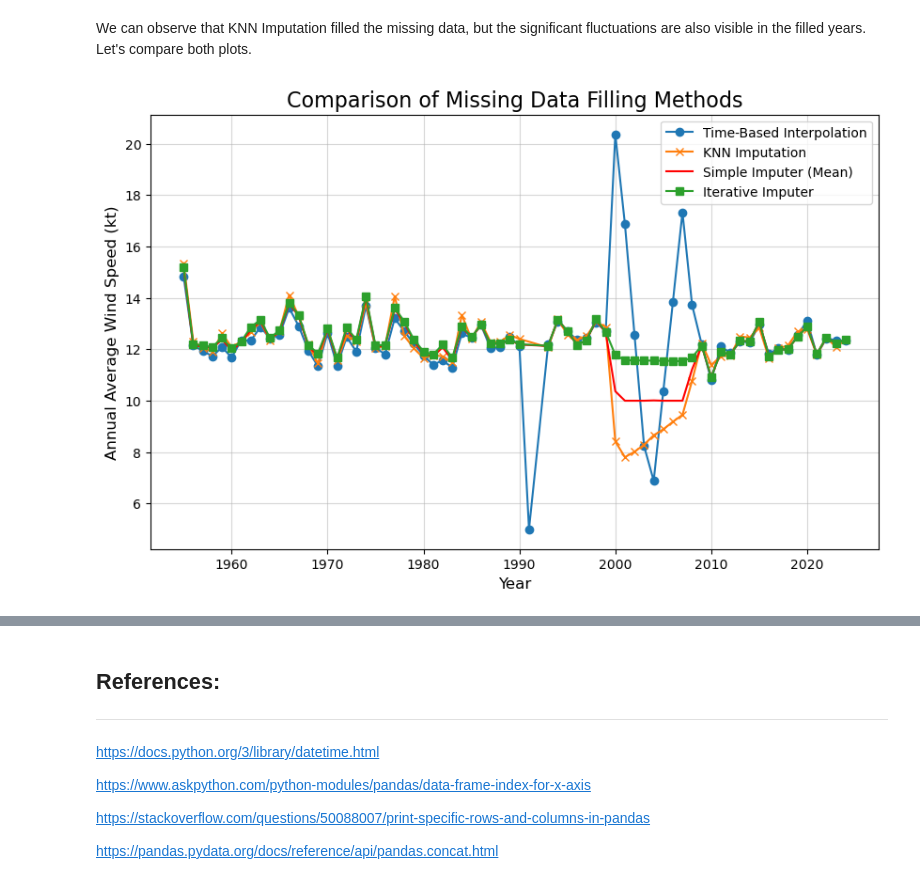
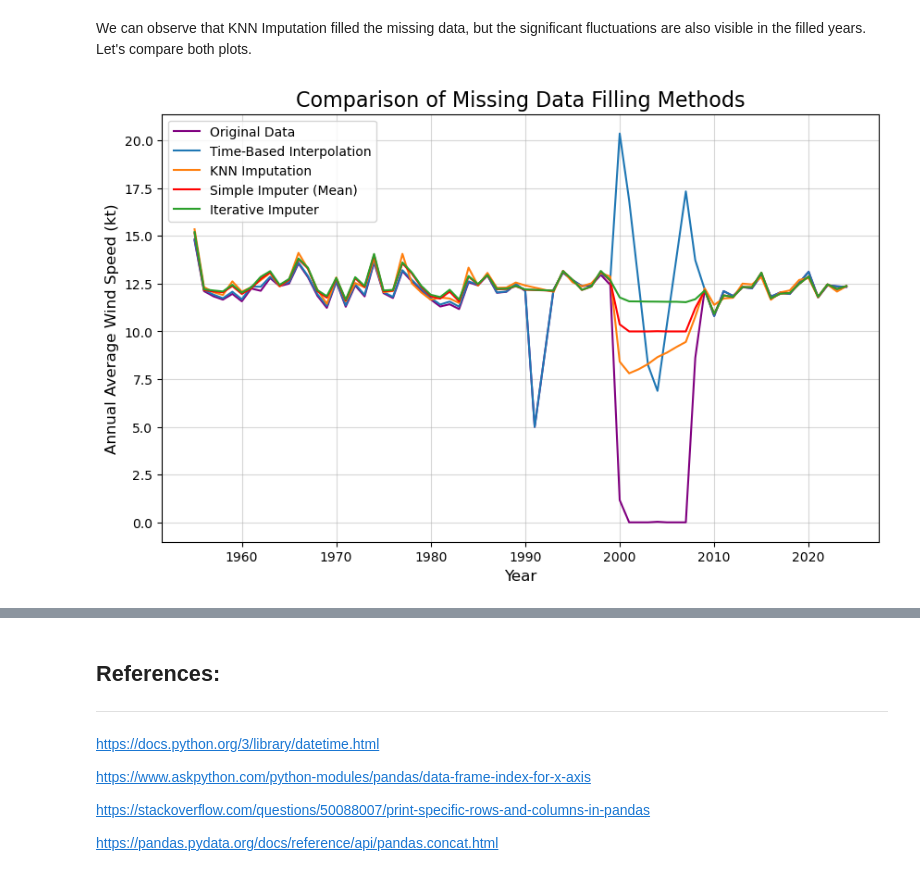
Before and after one commit to mondbr/PFDA_project, a Jupyter notebook: analysis.ipynb, the cells around one changed output, grey strips where cells are left out. Saved outputs shown, nothing was run; the diff lists cells and outputs as text; code cells hidden in the pictures.

Commit message:
plotting missing data filling methods

```diff
--- a/analysis.ipynb
+++ b/analysis.ipynb
@@ -348,7 +348,7 @@ df['year'] = df['datetime'].dt.year
 cleandf['year'] = df['year']
 
 # Grouping by month and calculating the mean wind speed
-annual_avg = cleandf.groupby('year')['wdsp'].mean()
+annual_avg_original = cleandf.groupby('year')['wdsp'].mean()
 
 # printing the monthly average wind speed
 print(annual_avg)
@@ -842,24 +842,27 @@ We can observe that KNN Imputation filled the missing data, but the significant
 # %%
 plt.figure(figsize=(10, 6))
 
+
+plt.plot(annual_avg_original.index, annual_avg_original.values, label='Original Data', color='purple')
+
 # Plot time-based interpolation results
-plt.plot(annual_avg.index, annual_avg.values, marker='o', label='Time-Based Interpolation')
+plt.plot(annual_avg.index, annual_avg.values, label='Time-Based Interpolation')
 
 # Plot KNN imputation results
-plt.plot(annual_avg_knn.index, annual_avg_knn.values, marker='x', label='KNN Imputation')
+plt.plot(annual_avg_knn.index, annual_avg_knn.values, label='KNN Imputation')
 
 # Line plot of annual average wind speed
 plt.plot(annual_avg_si.index, annual_avg_si.values, label='Simple Imputer (Mean)', color='red')
 
 
 # Plot Iterative Imputer results
-plt.plot(annual_avg_ii.index, annual_avg_ii.values, marker='s', label='Iterative Imputer')
+plt.plot(annual_avg_ii.index, annual_avg_ii.values, label='Iterative Imputer')
 
 # Add labels, legend, and title
 plt.title('Comparison of Missing Data Filling Methods', fontsize=16)
 plt.xlabel('Year', fontsize=12)
 plt.ylabel('Annual Average Wind Speed (kt)', fontsize=12)
 plt.legend()
 plt.grid(alpha=0.5)
 # %% [output]
-[figure, old version]
+[figure, new version]
```
Also changed, not shown: parts of 4 cells of this notebook.
